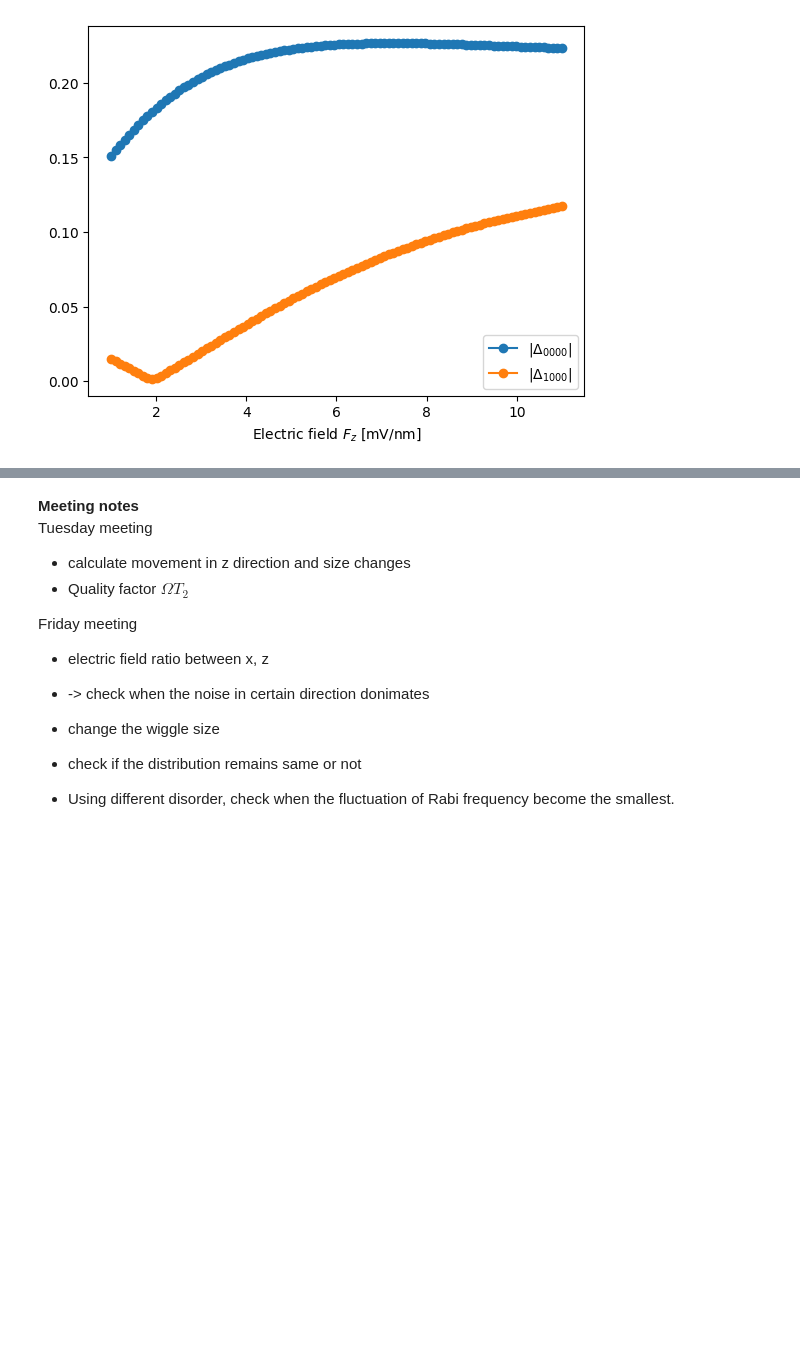
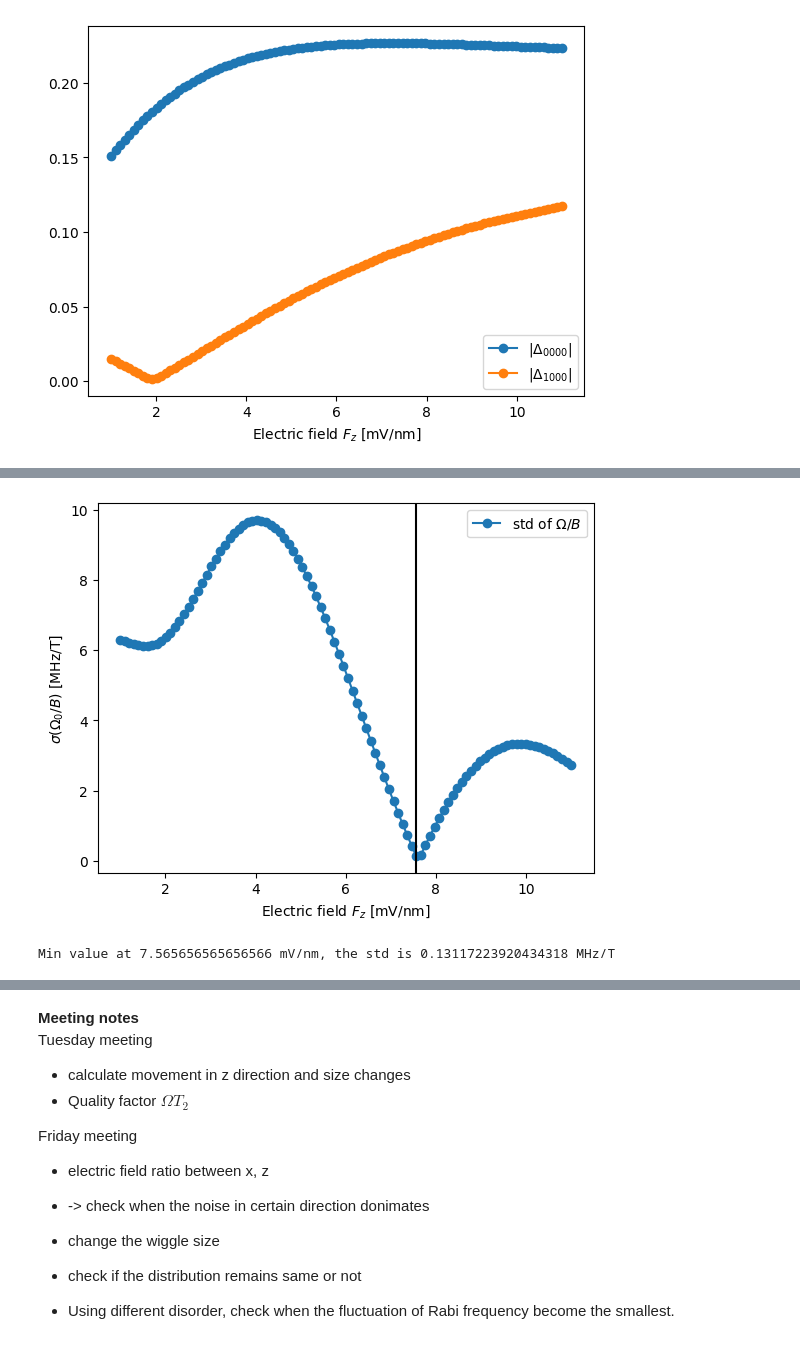
Before and after one commit to Minyoung-Kim1110/Rabi_WW, a Jupyter notebook: main.ipynb, the cells around one changed output, grey strips where cells are left out. Drawn from its saved outputs; the diff is of its cells as text; code cells hidden in the pictures; blank space fills up the shorter version.

```diff
--- a/main.ipynb
+++ b/main.ipynb
@@ -473,0 +536,14 @@ plt.legend()
+# %%
+plt.plot(electric_field_sketch, Rabi_freqs[:, 3]*10**3, '-o', label = 'std of '+r'$\Omega/B$')
+min_value = electric_field_sketch[np.argmin(Rabi_freqs[:, 3])]
+plt.axvline( x = min_value, color = 'k')
+plt.xlabel('Electric field '+r'$F_z$'+' [mV/nm]')
+plt.ylabel(r'$\sigma(\Omega_0/B)$'+' [MHz/T]')
+plt.legend()
+
+plt.show()
+
+print(f'Min value at {min_value} mV/nm, the std is {np.min(Rabi_freqs[:, 3])*10**3} MHz/T')
+# %% [output]
+[figure, added]
+Min value at 7.565656565656566 mV/nm, the std is 0.13117223920434318 MHz/T
```
Also changed, not shown: parts of 9 cells of this notebook, 2 other files.
